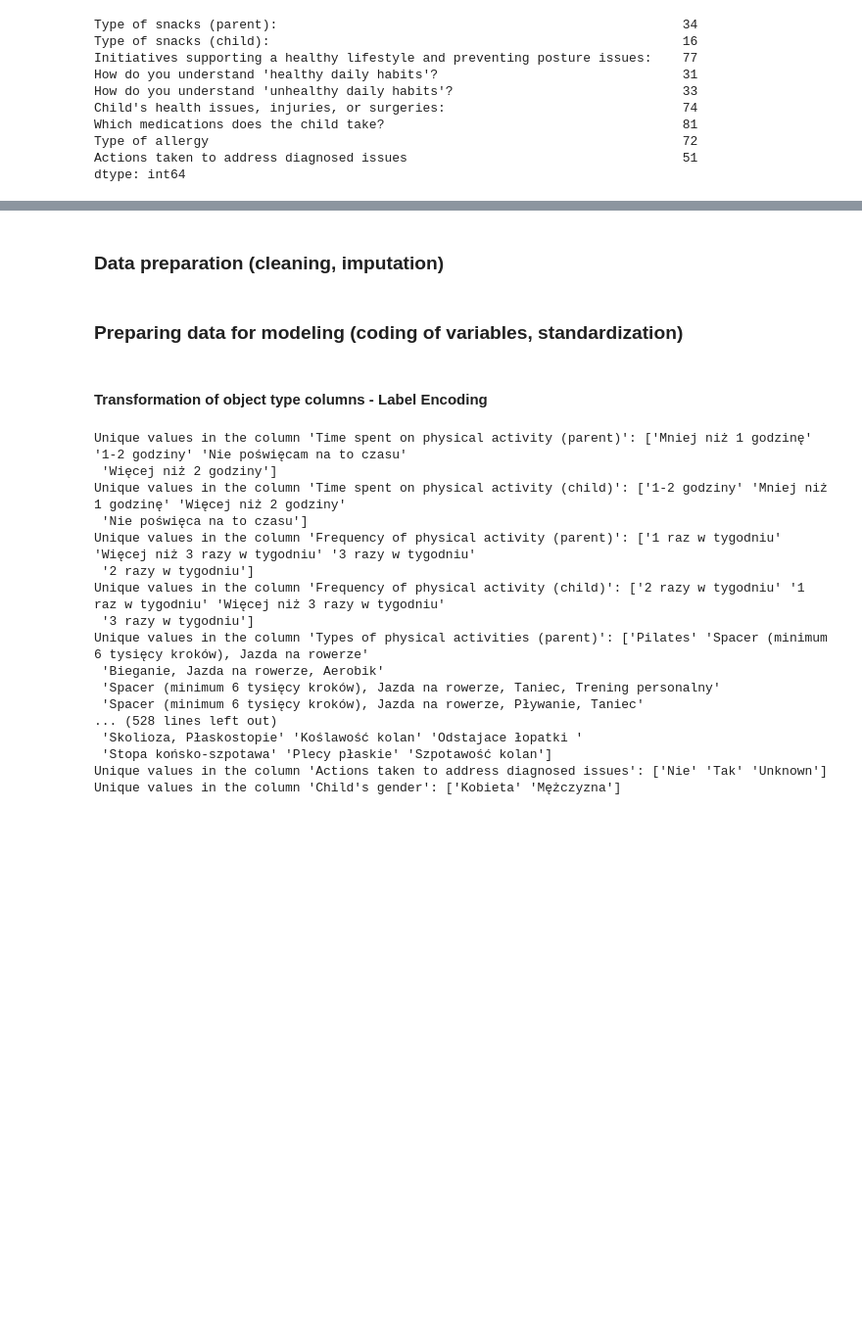
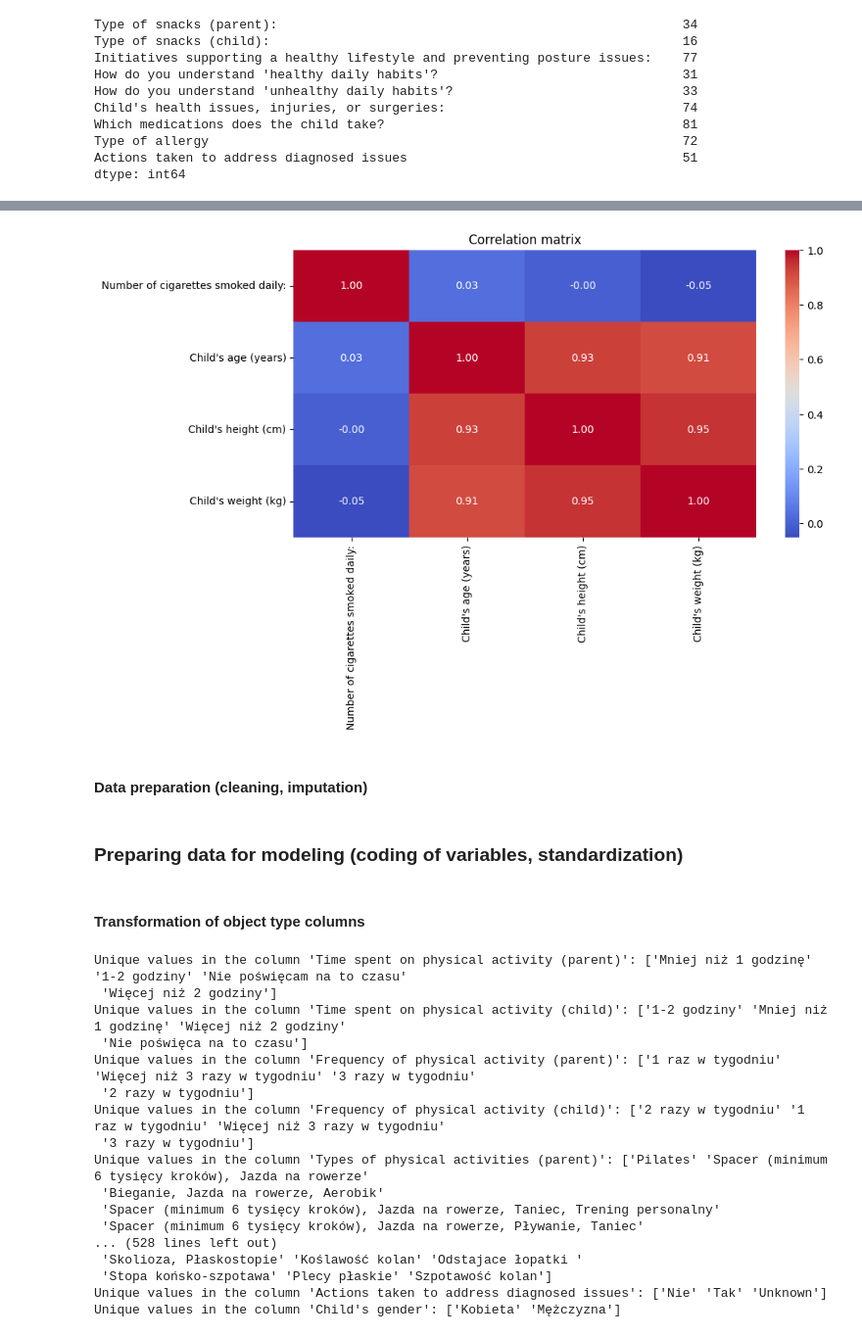
Before and after one commit to Kej-Sy/Project---postural-defects, a Jupyter notebook: notebooks/Postural disfuntions_v1.ipynb, the cells around one changed output, grey strips where cells are left out. Shown at 98% size. Drawn from its saved outputs; the diff is of its cells as text; code cells hidden in the pictures; blank space fills up the shorter version.

```diff
--- a/notebooks/Postural disfuntions_v1.ipynb
+++ b/notebooks/Postural disfuntions_v1.ipynb
@@ -180,5 +192,16 @@ dtype: int64
+# %%
+# Filter only numeric columns into the correlation matrix
+numeric_cols = df.select_dtypes(include=["number"])
+
+# Correlation matrix for numerical variables
+plt.figure(figsize=(10, 5))
+sns.heatmap(numeric_cols.corr(), annot=True, cmap="coolwarm", fmt=".2f")
+plt.title("Correlation matrix")
+plt.show()
+# %% [output]
+[figure, added]
 # %% [markdown]
-### Data preparation (cleaning, imputation)
+#### Data preparation (cleaning, imputation)
 # %%
 # Fill in the Null values
 df.fillna({"Child's health issues, injuries, or surgeries:": "Unknown"}, inplace=True)
@@ -196,7 +219,7 @@ df.drop(columns=["Timestamp", "Type of snacks (parent):", "Type of snacks (child
 # %% [markdown]
 ###  Preparing data for modeling (coding of variables, standardization)
 # %% [markdown]
-#### Transformation of object type columns - Label Encoding
+#### Transformation of object type columns
 # %%
 def check_unique_object_columns(df):
     """
```
Also changed, not shown: parts of 20 cells of this notebook.
